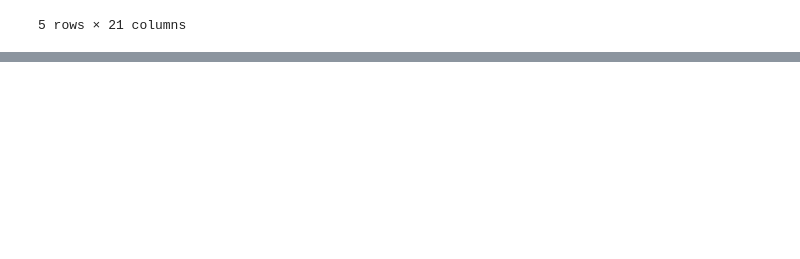
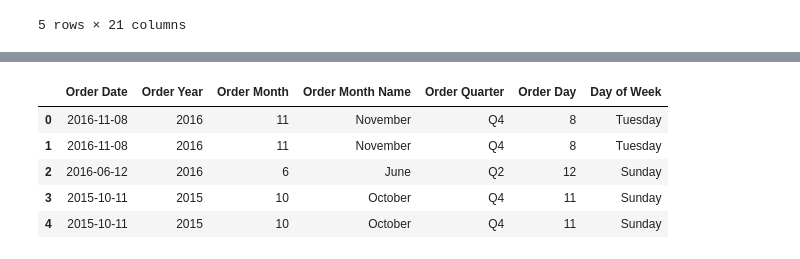
Before and after one commit to jigyasa-b31/Sales-Data-Analysis-Dashboard, a Jupyter notebook: notebooks/Sales_Data_Analysis_Dashboard.ipynb, the cells around one changed output, grey strips where cells are left out. Cells and saved outputs as stored; diff of their text form; code cells hidden in the pictures; blank space fills up the shorter version.

```diff
--- a/notebooks/Sales_Data_Analysis_Dashboard.ipynb
+++ b/notebooks/Sales_Data_Analysis_Dashboard.ipynb
@@ -123,0 +211,11 @@ df.tail()
+# %%
+# Create new features from Order Date
+
+df["Order Year"] = df["Order Date"].dt.year
+df["Order Month"] = df["Order Date"].dt.month
+df["Order Month Name"] = df["Order Date"].dt.month_name()
+df["Order Quarter"] = "Q" + df["Order Date"].dt.quarter.astype(str)
+df["Order Day"] = df["Order Date"].dt.day
+df["Day of Week"] = df["Order Date"].dt.day_name()
+
+df.head()
@@ -123,0 +230,17 @@ df.tail()
+# %%
+df[[
+    "Order Date",
+    "Order Year",
+    "Order Month",
+    "Order Month Name",
+    "Order Quarter",
+    "Order Day",
+    "Day of Week"
+]].head()
+# %% [output]
+|  | Order Date | Order Year | Order Month | Order Month Name | Order Quarter | Order Day | Day of Week |
+| 0 | 2016-11-08 | 2016 | 11 | November | Q4 | 8 | Tuesday |
+| 1 | 2016-11-08 | 2016 | 11 | November | Q4 | 8 | Tuesday |
+| 2 | 2016-06-12 | 2016 | 6 | June | Q2 | 12 | Sunday |
+| 3 | 2015-10-11 | 2015 | 10 | October | Q4 | 11 | Sunday |
+| 4 | 2015-10-11 | 2015 | 10 | October | Q4 | 11 | Sunday |
```
Also changed, not shown: parts of 9 cells of this notebook.
